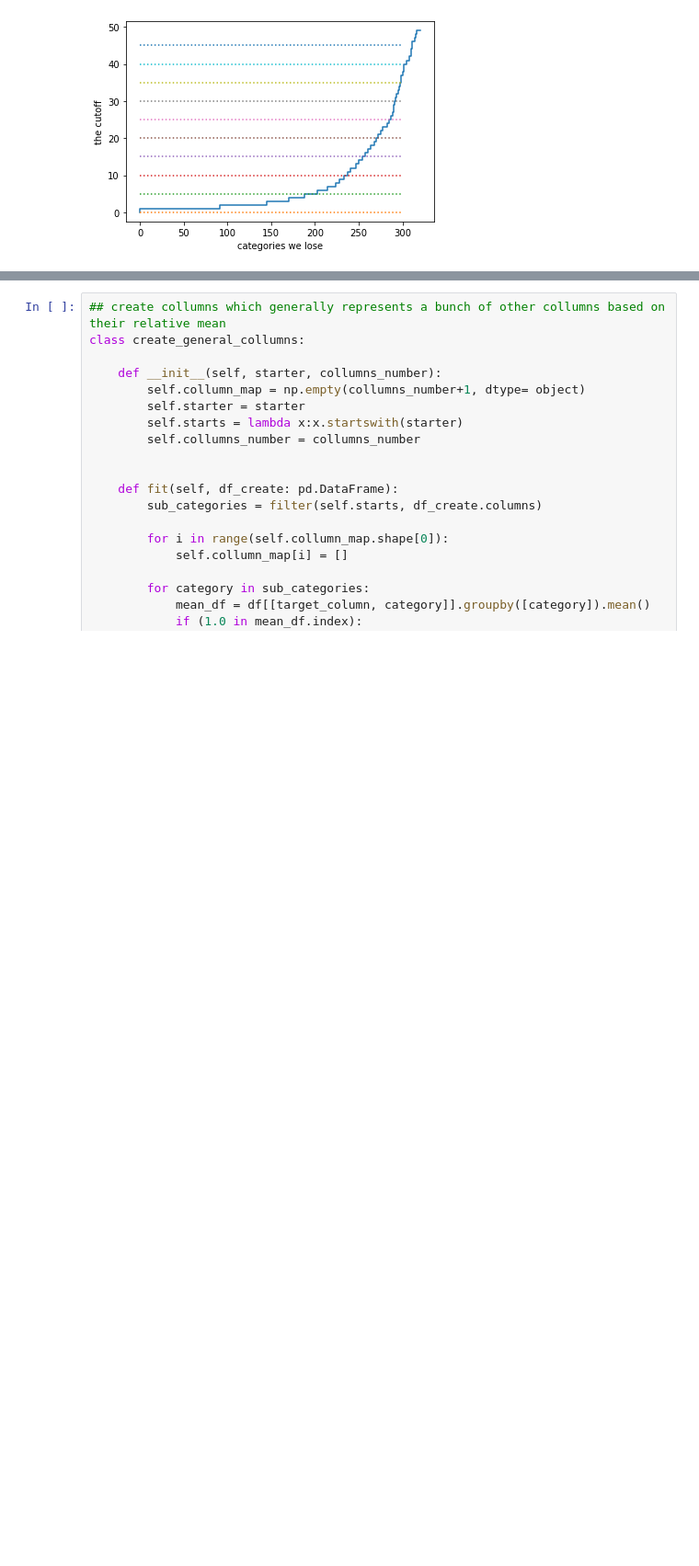
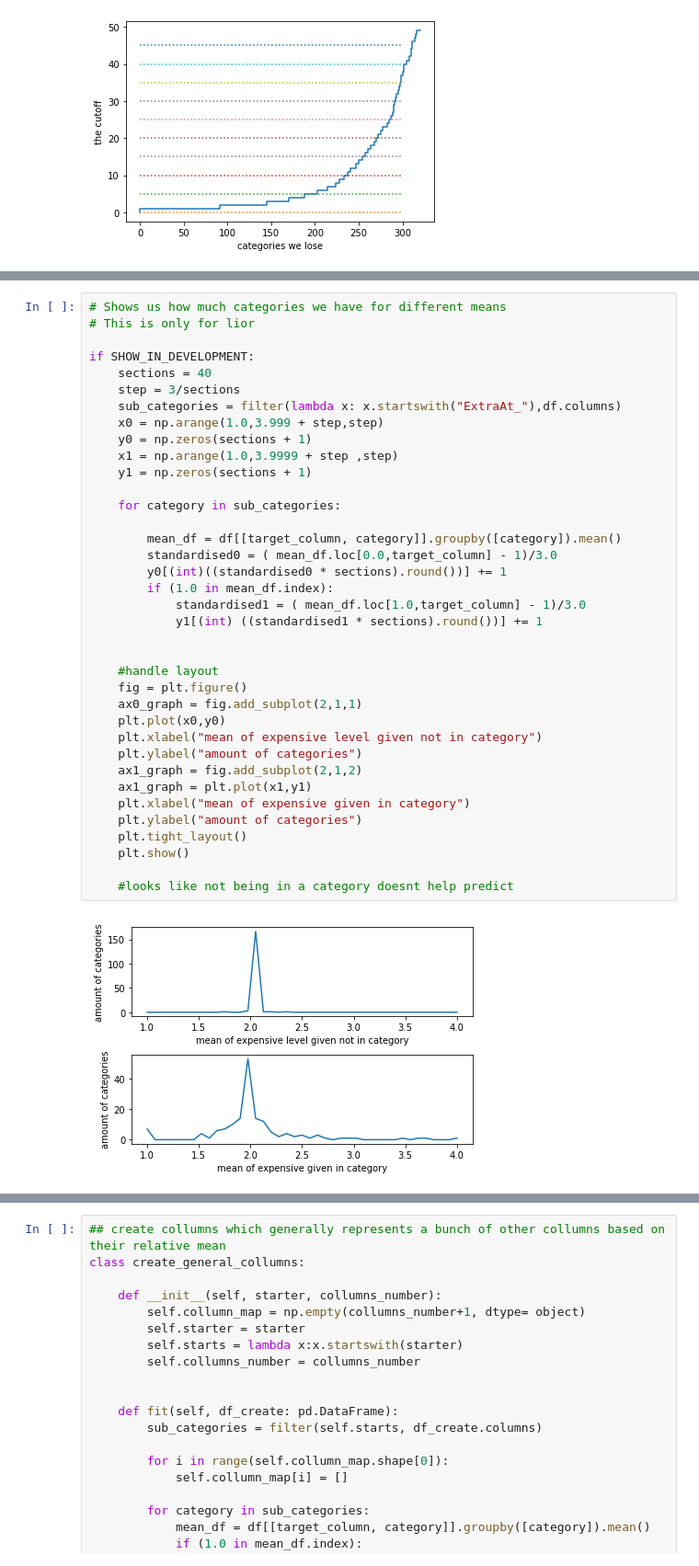
Before and after one commit to omer-priel/TheRootOfDataScience, a Jupyter notebook: notebooks/main_regression.ipynb, the cells around one changed output, grey strips where cells are left out. Shown at 92% size. Saved outputs shown, nothing was run; the diff lists cells and outputs as text; blank space fills up the shorter version.

Commit message:
finished visualization

```diff
--- a/notebooks/main_regression.ipynb
+++ b/notebooks/main_regression.ipynb
@@ -389,2 +389,41 @@ if SHOW_IN_DEVELOPMENT:
 # %% [output]
 [figure]
+# %%
+# Shows us how much categories we have for different means
+# This is only for lior
+
+if SHOW_IN_DEVELOPMENT:
+    sections = 40
+    step = 3/sections
+    sub_categories = filter(lambda x: x.startswith("ExtraAt_"),df.columns)
+    x0 = np.arange(1.0,3.999 + step,step)
+    y0 = np.zeros(sections + 1)
+    x1 = np.arange(1.0,3.9999 + step ,step)
+    y1 = np.zeros(sections + 1)
+
+    for category in sub_categories:
+
+        mean_df = df[[target_column, category]].groupby([category]).mean()
+        standardised0 = ( mean_df.loc[0.0,target_column] - 1)/3.0
+        y0[(int)((standardised0 * sections).round())] += 1
+        if (1.0 in mean_df.index):
+            standardised1 = ( mean_df.loc[1.0,target_column] - 1)/3.0
+            y1[(int) ((standardised1 * sections).round())] += 1
+
+
+    #handle layout
+    fig = plt.figure()
+    ax0_graph = fig.add_subplot(2,1,1)
+    plt.plot(x0,y0)
+    plt.xlabel("mean of expensive level given not in category")
+    plt.ylabel("amount of categories")
+    ax1_graph = fig.add_subplot(2,1,2)
+    ax1_graph = plt.plot(x1,y1)
+    plt.xlabel("mean of expensive given in category")
+    plt.ylabel("amount of categories")
+    plt.tight_layout()
+    plt.show()
+
+    #looks like not being in a category doesnt help predict
+# %% [output]
+[figure, added]
```
Also changed, not shown: parts of 9 cells of this notebook.
